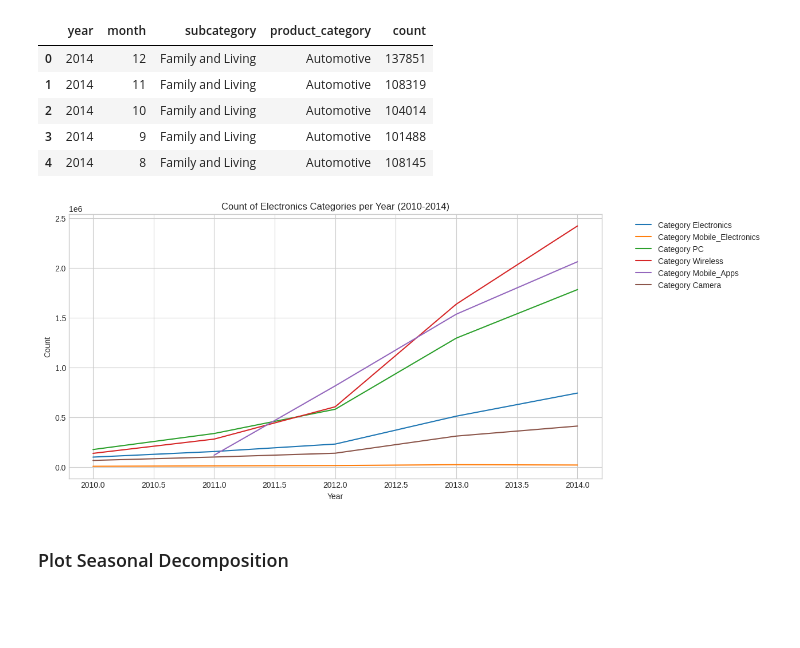
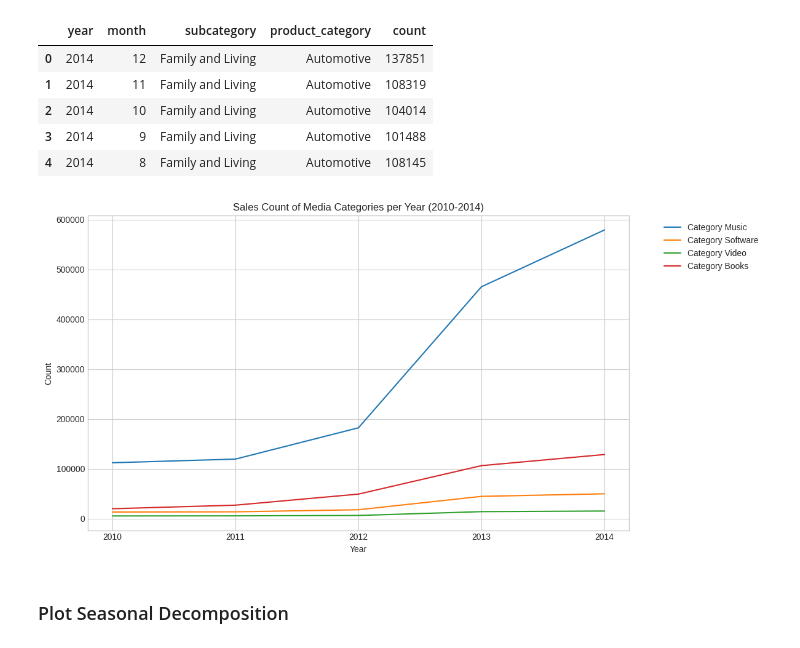
Before and after one commit to clairelin20523/dsc232r-amazon-predictive-modeling, a Jupyter notebook: milestone4.ipynb, the cells around one changed output. Saved outputs shown, nothing was run; the diff lists cells and outputs as text; code cells hidden in the pictures; blank space fills up the shorter version.

```diff
--- a/milestone4.ipynb
+++ b/milestone4.ipynb
@@ -705,16 +705,19 @@ sns.set_palette("tab10")
 # %% [markdown]
 ### Plot all sub-category trends
 # %%
-plt.figure(figsize = (12, 6))
+def plot_all_sub(df):
+    plt.figure(figsize = (12, 6))
 
-for subcategory in df_pd['subcategory'].unique():
-    df_subcat = df_pd[df_pd['subcategory'] == subcategory]
-    df_subcat = df_subcat.sort_values(by='year')
-    df_subcat = df_subcat.groupby('year')['count'].sum().reset_index()
-    plt.plot(df_subcat['year'], df_subcat['count'], label = f'Subcategory {subcategory}')
+    for subcategory in df['subcategory'].unique():
+        df_subcat = df[df['subcategory'] == subcategory]
+        df_subcat = df_subcat.sort_values(by='year')
+        df_subcat = df_subcat.groupby('year')['count'].sum().reset_index()
+        plt.plot(df_subcat['year'], df_subcat['count'], label = f'Subcategory {subcategory}')
 
-plt.xlabel('Year')
-plt.ylabel('Count')
-plt.title('Count of Subcategories per Year (2010-2014)')
-plt.legend(bbox_to_anchor = (1.05, 1), loc = 'upper left')
-plt.show()
+    plt.xlabel('Year')
+    plt.ylabel('Count')
+    plt.title('Sales count of Subcategories per Year (2010-2014)')
+    plt.legend(bbox_to_anchor = (1.05, 1), loc = 'upper left')
+    plt.xticks(np.arange(2010, 2015, 1))
+    plt.tight_layout()
+    return plt
@@ -755,8 +763,9 @@ subcategory_list
  'Home Essentials']
 # %%
 ##################### SET CATEGORY ###########################
-subcategory = 'Electronics'
+subcategory = 'Media'
 
-plot_category(subcategory)
+plt = plot_category(subcategory)
+#plt.savefig('2.png')
 # %% [output]
 <Figure size 1200x600 with 0 Axes>
@@ -792,16 +801,19 @@ def plot_categories(subcategory):
 
     plt.xlabel('Year')
     plt.ylabel('Count')
-    plt.title('Count of Electronics Categories per Year (2010-2014)')
+    plt.title('Sales Count of %s Categories per Year (2010-2014)' % subcategory)
     plt.legend(bbox_to_anchor=(1.05, 1), loc='upper left')
-    plt.show()
+    plt.xticks(np.arange(2010, 2015, 1))
+    plt.tight_layout()
+    return plt
 # %%
 ##################### SET SUBCATEGORY ###########################
-subcategory = 'Electronics'
+subcategory = 'Media'
 
-plot_categories(subcategory)
+plt = plot_categories(subcategory)
+#plt.savefig('3.png')
 # %% [output]
-[figure, old version]
+[figure, new version]
 # %% [markdown]
 ### Plot Seasonal Decomposition
 # %%
```
Also changed, not shown: parts of 25 cells of this notebook.
